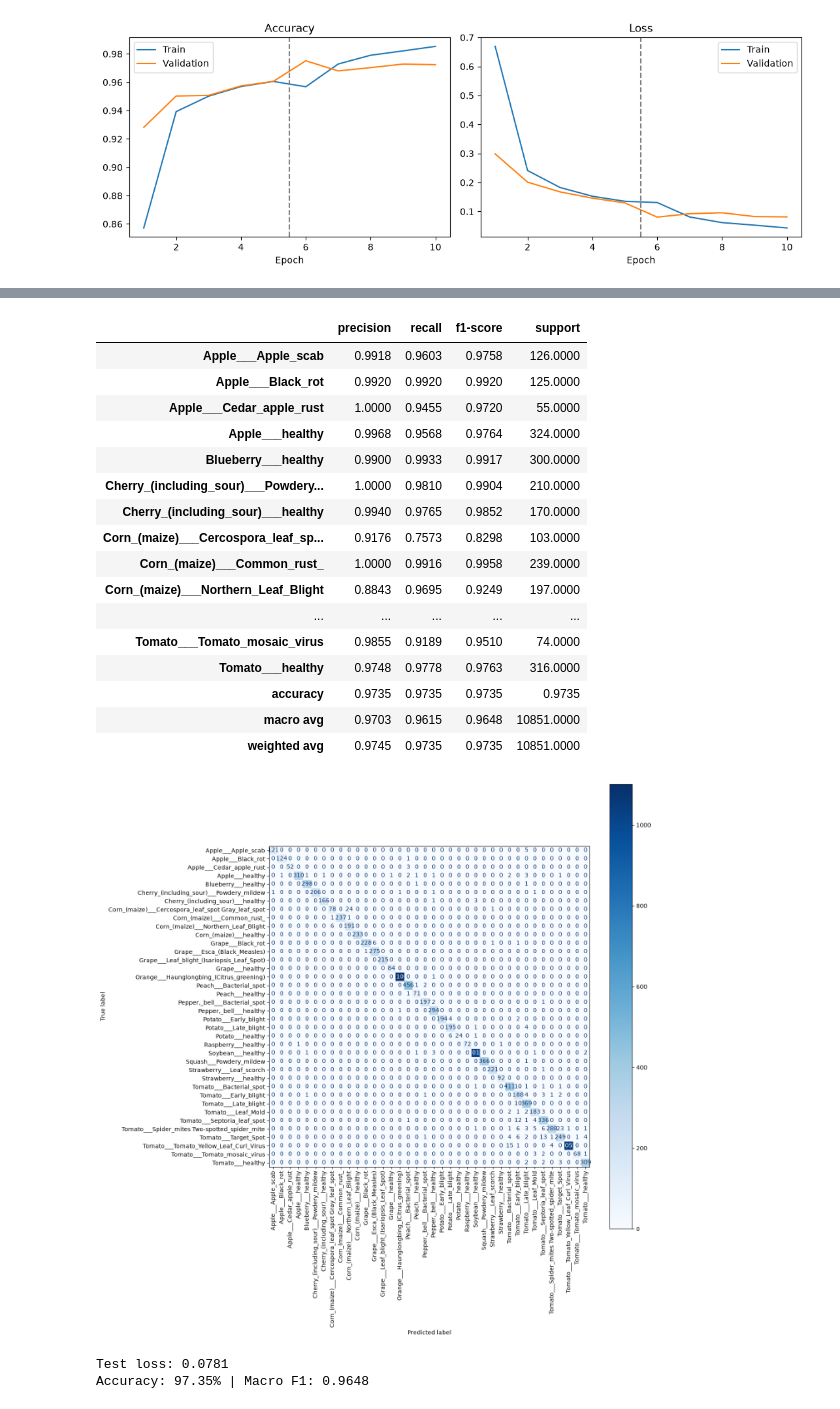
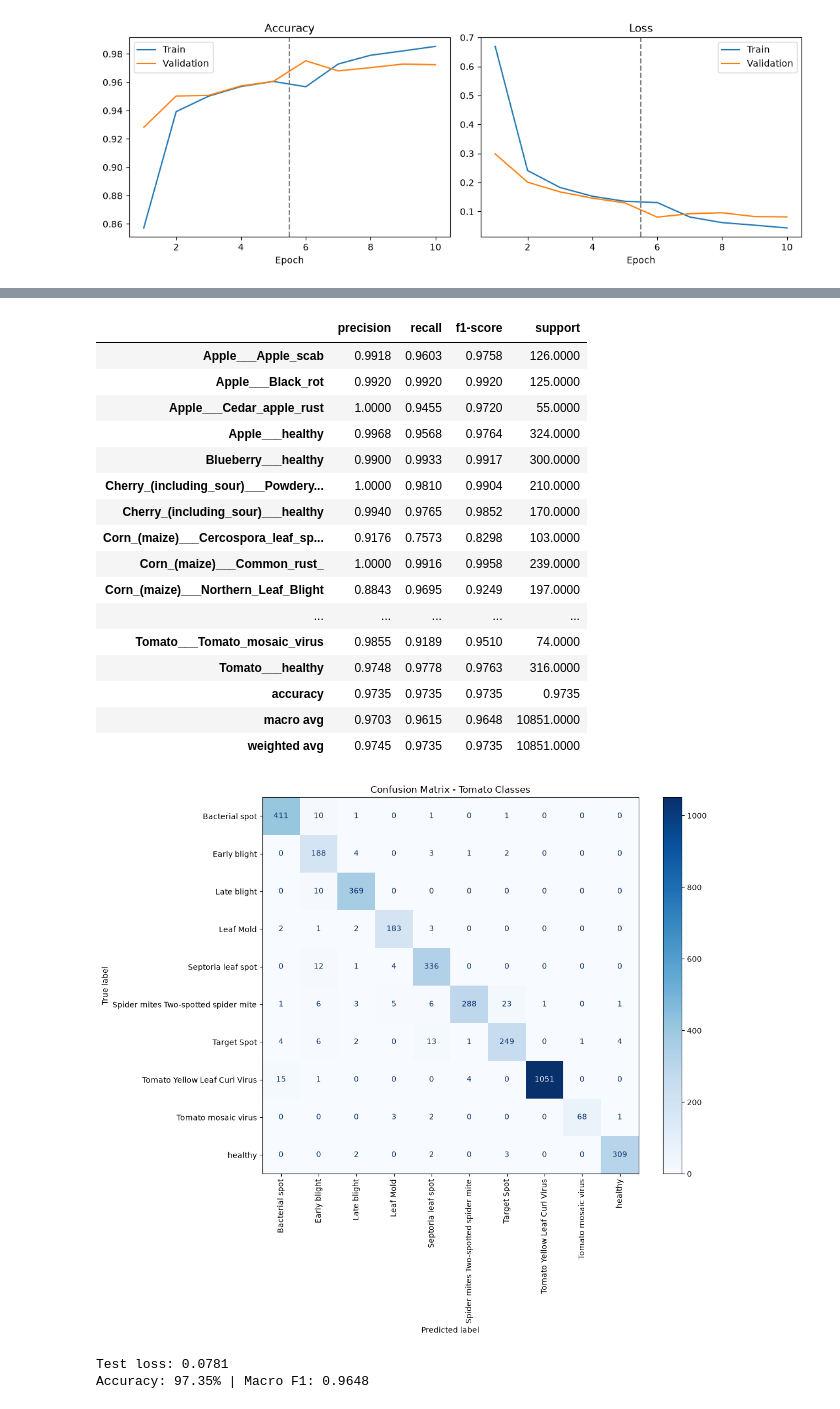
Before and after one commit to hoang3003/plant-disease-classification, a Jupyter notebook: notebooks/05_transfer_learning.ipynb, the cells around one changed output, grey strips where cells are left out. Cells and saved outputs as stored; diff of their text form; code cells hidden in the pictures.

```diff
--- a/notebooks/05_transfer_learning.ipynb
+++ b/notebooks/05_transfer_learning.ipynb
@@ -359,37 +359,46 @@ report = classification_report(
     output_dict=True,
     zero_division=0,
 )
-matrix = confusion_matrix(y_true, y_pred, labels=range(len(class_names)))
+tomato_class_ids = [
+    index for index, name in enumerate(class_names)
+    if name.startswith("Tomato___")
+]
+tomato_class_names = [
+    class_names[index].removeprefix("Tomato___").replace("_", " ")
+    for index in tomato_class_ids
+]
+tomato_matrix = confusion_matrix(y_true, y_pred, labels=tomato_class_ids)
 
 display(pd.DataFrame(report).T.round(4))
-fig, ax = plt.subplots(figsize=(14, 14))
-ConfusionMatrixDisplay(matrix, display_labels=class_names).plot(
+fig, ax = plt.subplots(figsize=(12, 10))
+ConfusionMatrixDisplay(tomato_matrix, display_labels=tomato_class_names).plot(
     cmap="Blues", xticks_rotation=90, values_format="d", ax=ax
 )
+ax.set_title("Confusion Matrix - Tomato Classes")
 plt.tight_layout()
 plt.show()
 
 macro_f1 = report["macro avg"]["f1-score"]
 print(f"Test loss: {test_loss:.4f}")
 print(f"Accuracy: {test_accuracy:.2%} | Macro F1: {macro_f1:.4f}")
 # %% [output]
 |  | precision | recall | f1-score | support |
 | Apple___Apple_scab | 0.9918 | 0.9603 | 0.9758 | 126.0000 |
 | Apple___Black_rot | 0.9920 | 0.9920 | 0.9920 | 125.0000 |
 | Apple___Cedar_apple_rust | 1.0000 | 0.9455 | 0.9720 | 55.0000 |
 | Apple___healthy | 0.9968 | 0.9568 | 0.9764 | 324.0000 |
 | Blueberry___healthy | 0.9900 | 0.9933 | 0.9917 | 300.0000 |
 | Cherry_(including_sour)___Powdery... | 1.0000 | 0.9810 | 0.9904 | 210.0000 |
 | Cherry_(including_sour)___healthy | 0.9940 | 0.9765 | 0.9852 | 170.0000 |
 | Corn_(maize)___Cercospora_leaf_sp... | 0.9176 | 0.7573 | 0.8298 | 103.0000 |
 | Corn_(maize)___Common_rust_ | 1.0000 | 0.9916 | 0.9958 | 239.0000 |
 | Corn_(maize)___Northern_Leaf_Blight | 0.8843 | 0.9695 | 0.9249 | 197.0000 |
 | ... | ... | ... | ... | ... |
 | Tomato___Tomato_mosaic_virus | 0.9855 | 0.9189 | 0.9510 | 74.0000 |
 | Tomato___healthy | 0.9748 | 0.9778 | 0.9763 | 316.0000 |
 | accuracy | 0.9735 | 0.9735 | 0.9735 | 0.9735 |
 | macro avg | 0.9703 | 0.9615 | 0.9648 | 10851.0000 |
 | weighted avg | 0.9745 | 0.9735 | 0.9735 | 10851.0000 |
-[figure, old version]
+[figure, new version]
 Test loss: 0.0781
 Accuracy: 97.35% | Macro F1: 0.9648
```
Also changed, not shown: parts of 4 cells of this notebook.
